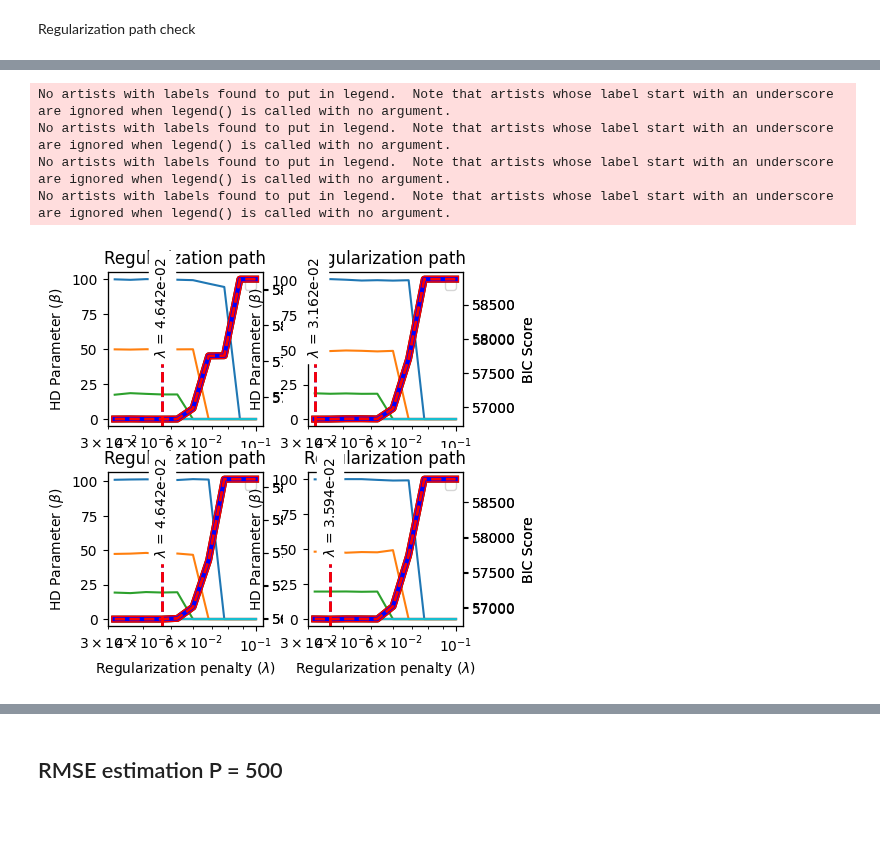
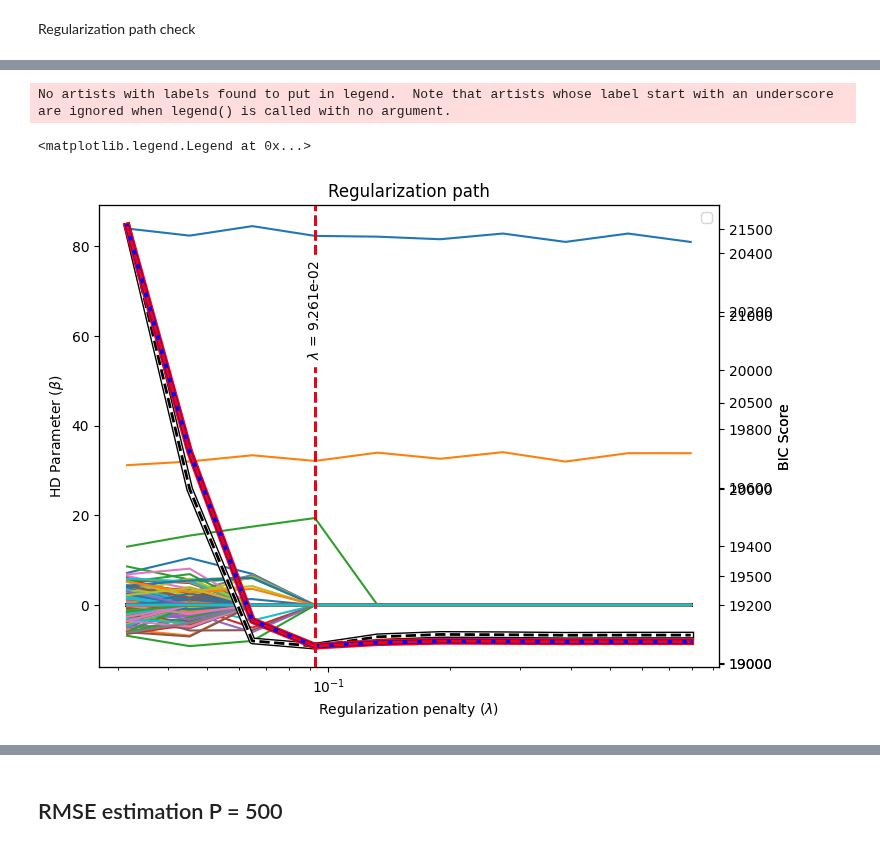
Before and after one commit to caillebotteAntoine/sdg4varselect, a Jupyter notebook: results/simulation_study/NLMEM/Logistic/sim_study_nlmem_logistic.ipynb, the cells around one changed output, grey strips where cells are left out. Drawn from its saved outputs; the diff is of its cells as text; code cells hidden in the pictures; blank space fills up the shorter version.

```diff
--- a/results/simulation_study/NLMEM/Logistic/sim_study_nlmem_logistic.ipynb
+++ b/results/simulation_study/NLMEM/Logistic/sim_study_nlmem_logistic.ipynb
@@ -152,10 +155,14 @@ from sdg4varselect.outputs import TestResults
 seed_name = "S(1, 100)"
 m = LogisticMixedEffectsModel
 config = [
-    {"N": 200, "J": 15, "P": 5},
+    # {"N": 200, "J": 15, "P": 5}, f"S0"
+    {"N": 100, "J": 15, "P": 500},
+    {"N": 200, "J": 15, "P": 500},
+    {"N": 200, "J": 15, "P": 1000},
 ]
 results = TestResults(
-    [TestResults.load(m(**c), "files", filename_add_on=f"S0") for c in config], config
+    [TestResults.load(m(**c), "files", filename_add_on=seed_name) for c in config],
+    config,
 )
 nrun_to_keep = min([len(t) for t in results])
 results = TestResults(
@@ -223,55 +231,34 @@ ValueError: max() arg is an empty sequence
 # %%
 from sdg4varselect._regularization_function import eBIC
 
 step = 1
 
-fig = sdgplt.figure(4, 4)
-subfigs = fig.subfigures(2, 2, wspace=0.07)
+reg_res = results[-1][0]  # .filter(P=300)[0]
+fig = sdgplt.plot_reg_path(
+    reg_res=reg_res, dim_ld=myModel.DIM_LD, fig=sdgplt.figure(6, 8)
+)
+ax = fig.axes[0]
 
-for i, subfigsarr in enumerate(subfigs):
-    for j, subfig in enumerate(subfigsarr):
-        reg = results[0][i * subfigs.shape[0] + j]
+x = jnp.array([r.last_theta[step, myModel.DIM_LD :] for r in reg_res])
+t = jnp.array([xx[~jnp.isnan(xx)] for xx in x])
 
-        x = jnp.array([r.last_theta[step, myModel.DIM_LD :] for r in reg])
-        t = jnp.array([xx[~jnp.isnan(xx)] for xx in x])
+ebic = eBIC(
+    t,
+    jnp.array([r.likelihood[step] for r in reg_res]),
+    myModel.N * (1 + myModel.J),
+)
 
-        ebic = eBIC(
-            t,
-            jnp.array([r.likelihood[step] for r in reg]),
-            myModel.N * (1 + myModel.J),
-        )
+sdgplt._plot_bic(
+    ax=ax,
+    lbd_set=reg_res.lbd_set,
+    bic=ebic,
+    argmin_bic=jnp.argmin(ebic),
+    colors=["r", "b", "r"],
+    msg="eBIC",
+)
 
-        multi_theta_hd = [res[step].last_theta[myModel.DIM_LD :] for res in reg]
-
-        ax = subfigs[i][j].add_subplot(1, 1, 1)
-        ax.set_title("Regularization path")
-        ax.set_xlabel(r"Regularization penalty ($\lambda$)")
-        ax.set_ylabel(r"HD Parameter ($\beta$)")
-
-        ax.set_xscale("log")
-
-        ax.plot(reg.lbd_set, x)
-
-        sdgplt._plot_bic(
-            ax=ax,
-            lbd_set=reg.lbd_set,
-            bic=reg.bic[step],
-            argmin_bic=jnp.argmin(reg.bic[step]),
-        )
-
-        sdgplt._plot_bic(
-            ax=ax,
-            lbd_set=reg.lbd_set,
-            bic=ebic,
-            argmin_bic=jnp.argmin(ebic),
-            colors=["r", "b", "r"],
-            msg="eBIC",
-        )
-
-        ax.legend()
+ax.legend()
 # %% [output]
 No artists with labels found to put in legend.  Note that artists whose label start with an underscore are ignored when legend() is called with no argument.
-No artists with labels found to put in legend.  Note that artists whose label start with an underscore are ignored when legend() is called with no argument.
-No artists with labels found to put in legend.  Note that artists whose label start with an underscore are ignored when legend() is called with no argument.
-No artists with labels found to put in legend.  Note that artists whose label start with an underscore are ignored when legend() is called with no argument.
+<matplotlib.legend.Legend at 0x...>
-[figure, old version]
+[figure, new version]
```
Also changed, not shown: parts of 19 cells of this notebook, 2 other files.
